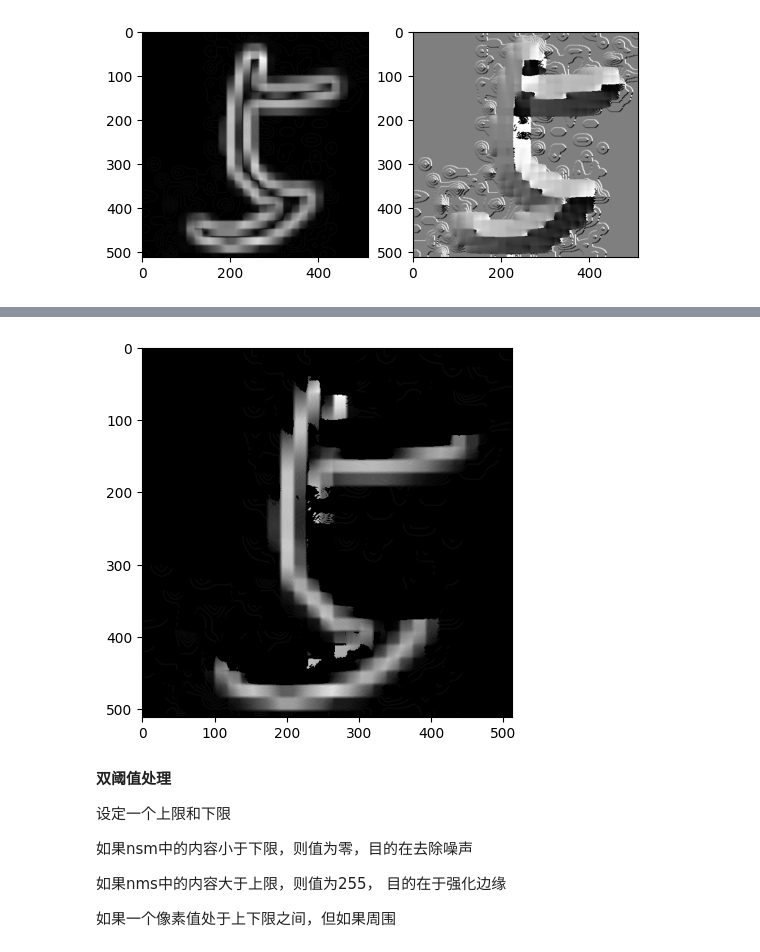
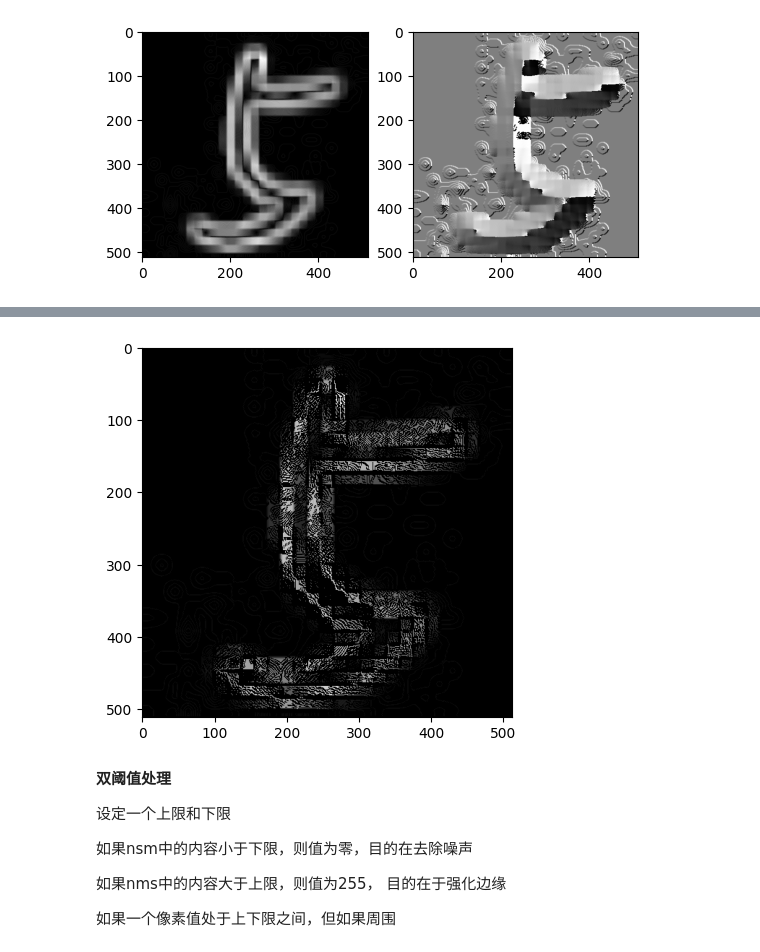
Before and after one commit to jiangxiang/cv101, a Jupyter notebook: notes/section1/边缘检测.ipynb, the cells around one changed output, grey strips where cells are left out. Drawn from its saved outputs; the diff is of its cells as text; code cells hidden in the pictures.

```diff
--- a/notes/section1/边缘检测.ipynb
+++ b/notes/section1/边缘检测.ipynb
@@ -100,29 +100,29 @@ plt.show()
 
 其目的在于，将宽的边缘减少为1个像素
 # %%
-rows, cols = noise_img.shape
+rows, cols = img.shape
 nms = np.zeros((rows, cols), dtype=np.float32)
 for i in range(1, rows - 1):
     for j in range(1, cols - 1):
         if (0 <= direction[i, j] < 22.5) or (157.5 <= direction[i, j] <= 180):
             a1, b1 = i+1, j
             a2, b2 = i-1, j
         elif 22.5 <= direction[i, j] < 67.5:
             a1, b1 = i+1, j+1
             a2, b2 = i-1, j-1
         elif 67.5 <= direction[i, j] < 112.5:
             a1, b1 = i, j+1
             a2, b2 = i, j-1
         else:
             a1, b1 = i+1, j-1
             a2, b2 = i-1, j+1
-        if mag[i, j] >= direction[a1, b1] and mag[i, j] >= direction[a2, b2]:
+        if mag[i, j] >= mag[a1, b1] and mag[i, j] >= mag[a2, b2]:
             nms[i, j] = mag[i, j]
 
 plt.imshow(nms, cmap='gray')
 plt.show()
 # %% [output]
-[figure, old version]
+[figure, new version]
 # %% [markdown]
 **双阈值处理**
 
```
Also changed, not shown: parts of 4 cells of this notebook, 4 other files.
